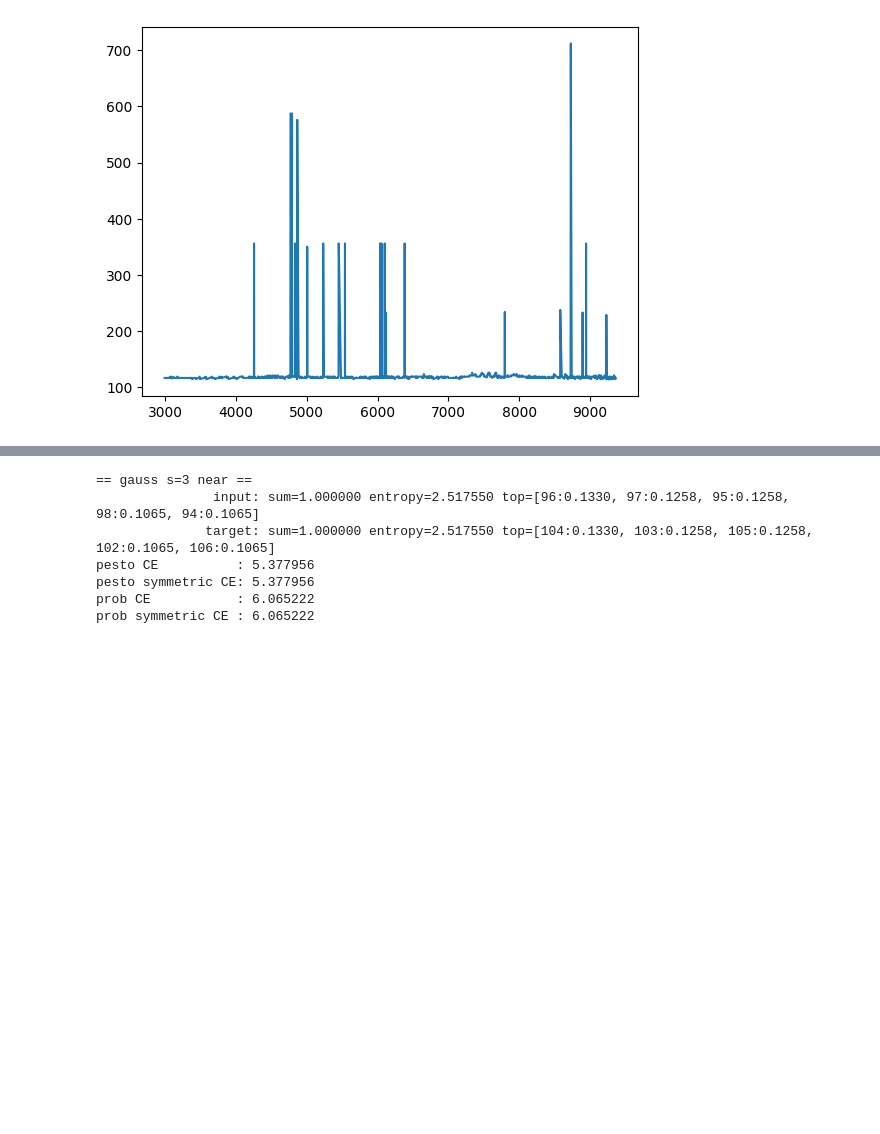
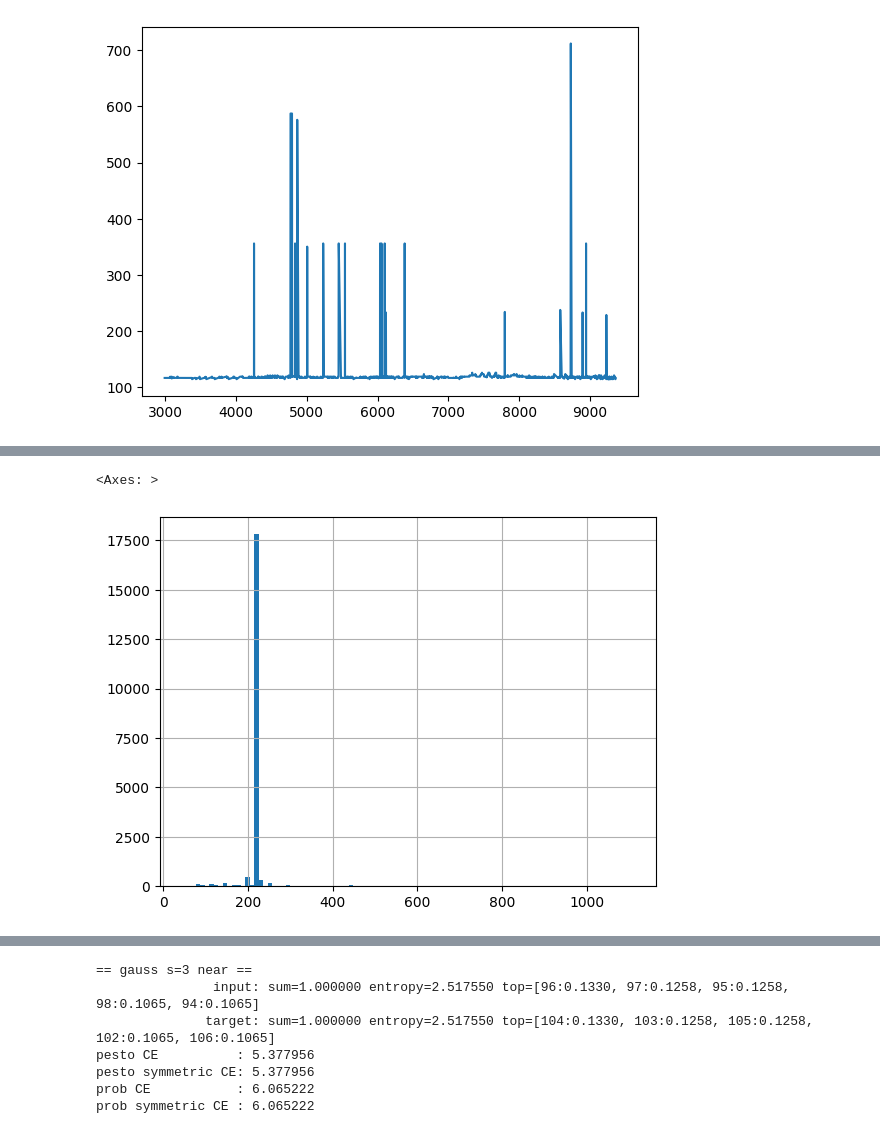
Before and after one commit to falkodem/BassEmulatorVST, a Jupyter notebook: ml/check.ipynb, the cells around one changed output, grey strips where cells are left out. Cells and saved outputs as stored; diff of their text form; code cells hidden in the pictures; blank space fills up the shorter version.

```diff
--- a/ml/check.ipynb
+++ b/ml/check.ipynb
@@ -106,0 +165,5 @@ plt.plot(c['f0_hz'])
+# %%
+sl['predicted_hz'].hist(bins=100)
+# %% [output]
+<Axes: >
+[figure, added]
```
Also changed, not shown: parts of 13 cells of this notebook, 13 other files.
